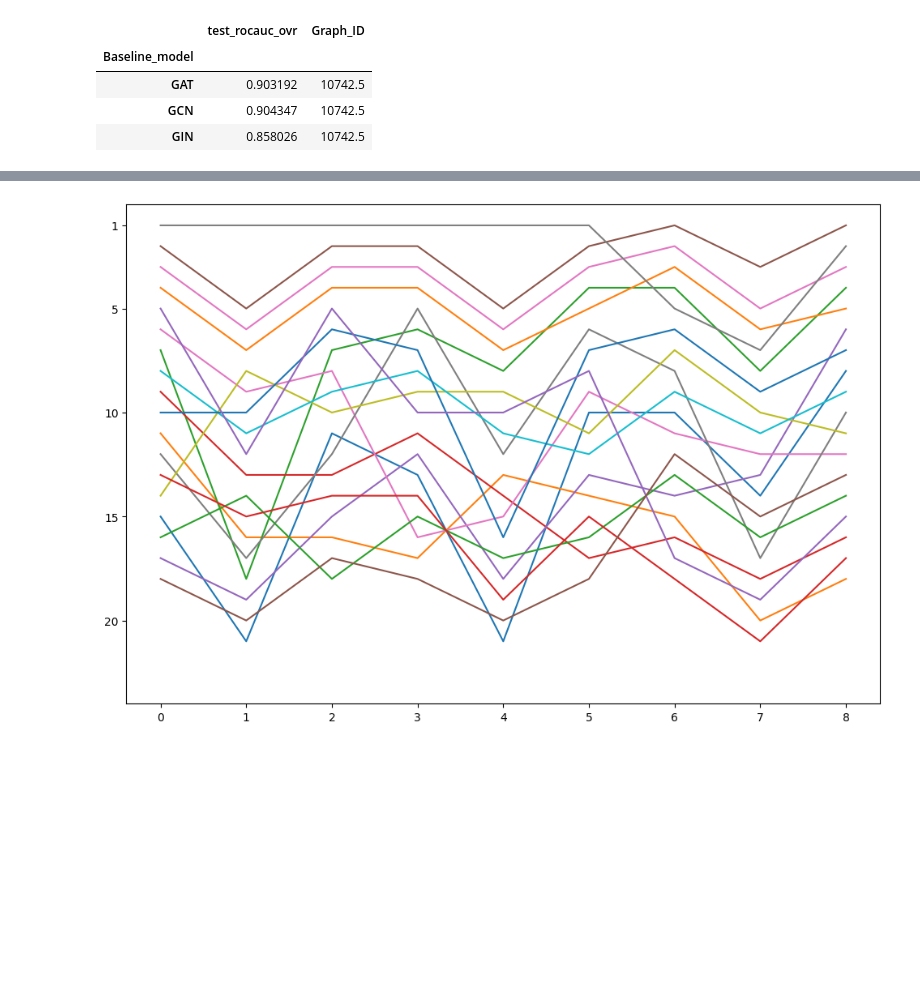
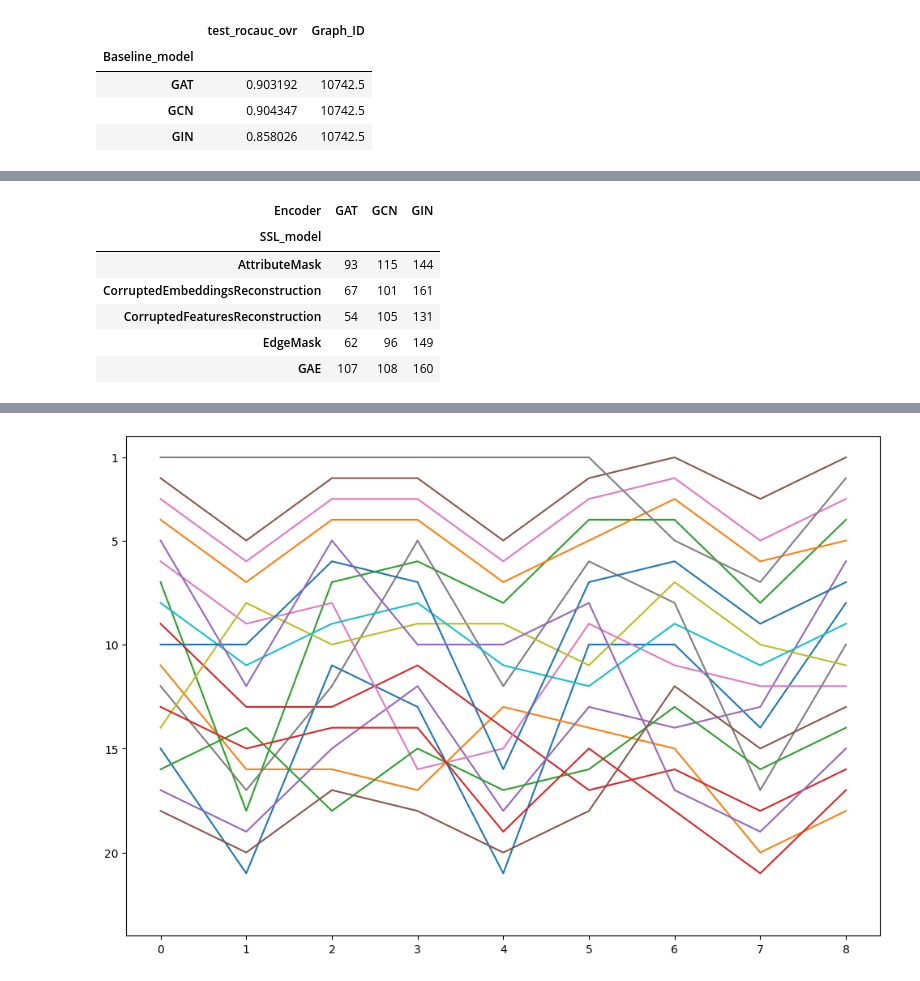
Before and after one commit to ITU-Thesis/graphworld, a Jupyter notebook: evaluation/rank_encoder_ts.ipynb, the cells around one changed output, grey strips where cells are left out. Cells and saved outputs as stored; diff of their text form; code cells hidden in the pictures; blank space fills up the shorter version.

```diff
--- a/evaluation/rank_encoder_ts.ipynb
+++ b/evaluation/rank_encoder_ts.ipynb
@@ -121,3 +134,13 @@ Name: test_rocauc_ovr, Length: 171, dtype: float64
+# %%
+plotting_df
+# %% [output]
+| Encoder | GAT | GCN | GIN |
+| SSL_model |  |  |  |
+| AttributeMask | 93 | 115 | 144 |
+| CorruptedEmbeddingsReconstruction | 67 | 101 | 161 |
+| CorruptedFeaturesReconstruction | 54 | 105 | 131 |
+| EdgeMask | 62 | 96 | 149 |
+| GAE | 107 | 108 | 160 |
 # %%
 # Plotting global ranks (n~170)
 ranked_df2 = new_df.copy()
```
Also changed, not shown: parts of 12 cells of this notebook.
